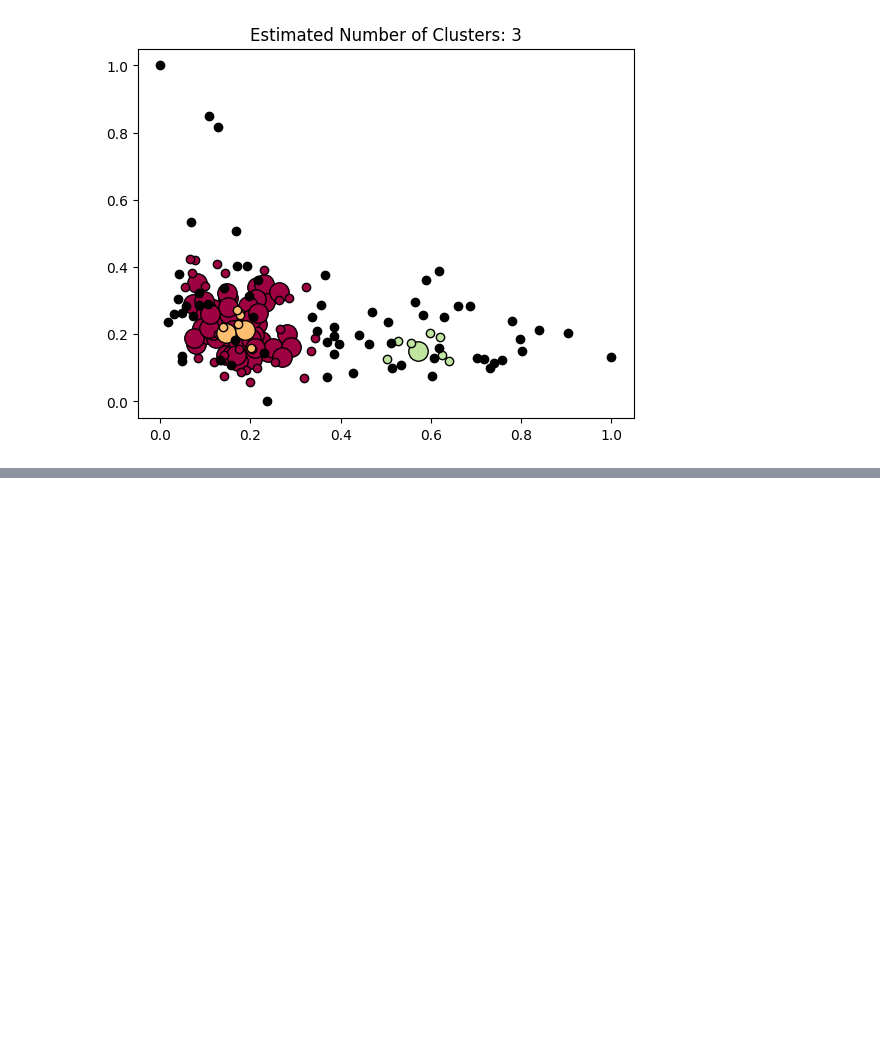
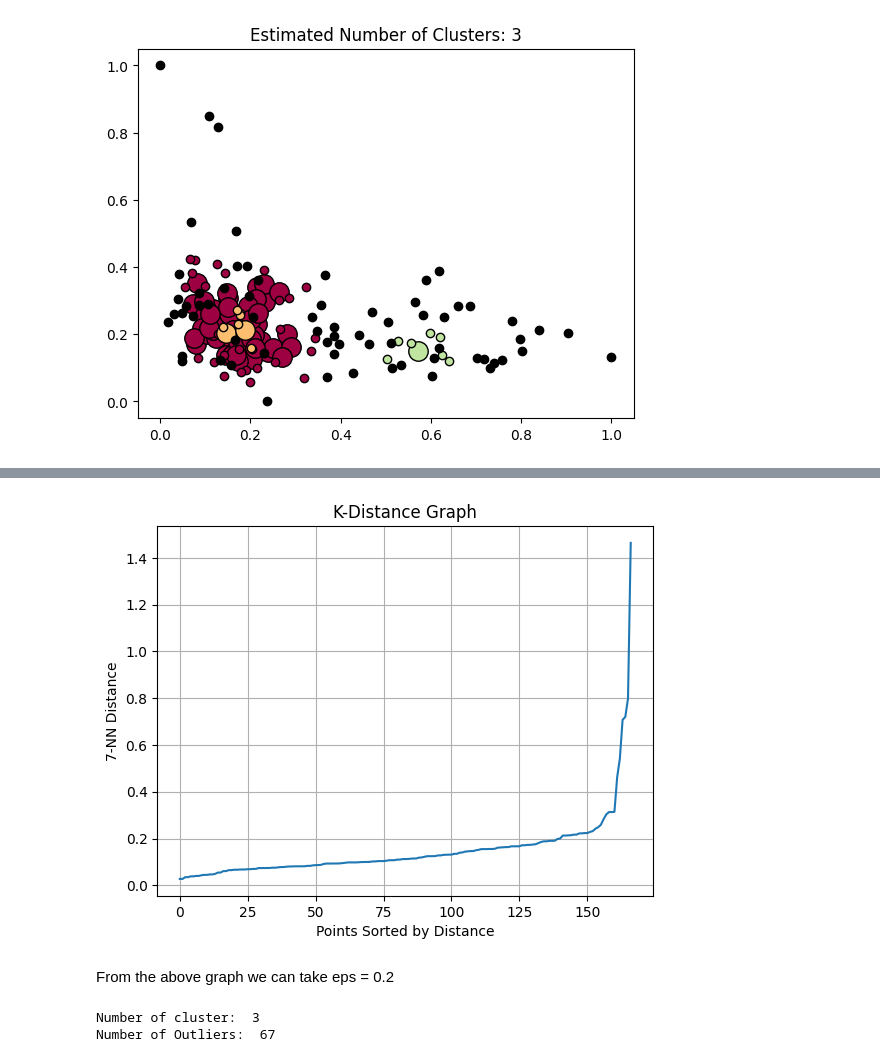
Before and after one commit to rizz045/Country-Data-Exploration-and-Preediction--Unsupervised-learning-, a Jupyter notebook: Country_Data_Exploration_and_Prediction.ipynb, the cells around one changed output, grey strips where cells are left out. Cells and saved outputs as stored; diff of their text form; code cells hidden in the pictures; blank space fills up the shorter version.

```diff
--- a/Country_Data_Exploration_and_Prediction.ipynb
+++ b/Country_Data_Exploration_and_Prediction.ipynb
@@ -846,0 +893,33 @@ plt.show()
+# %%
+# PCA DAta
+knn = NearestNeighbors(n_neighbors=7)
+model = knn.fit(m2)
+distances, indices = knn.kneighbors(m2)
+distances = np.sort(distances, axis=0)
+distances = distances[:, 1]
+plt.xlabel('Points Sorted by Distance')
+plt.ylabel('7-NN Distance')
+plt.title('K-Distance Graph')
+plt.grid()
+plt.plot(distances);
+# %% [output]
+[figure, added]
+# %% [markdown]
+From the above graph we can take eps = 0.2
+# %%
+db = DBSCAN(eps=0.2, min_samples = 8).fit(m2)
+core_samples_mask = np.zeros_like(db.labels_, dtype=bool)
+core_samples_mask[db.core_sample_indices_] = True
+labels = db.labels_
+
+n_clusters_ = len(set(labels)) - (1 if -1 in labels else 0)
+n_noise = list(labels).count(-1)
+
+print('Number of cluster: ', n_clusters_)
+print('Number of Outliers: ', n_noise_)
+
+df['Class'] = labels
+pca_df2['Class'] = labels
+# %% [output]
+Number of cluster:  3
+Number of Outliers:  67
```
Also changed, not shown: parts of 10 cells of this notebook.
